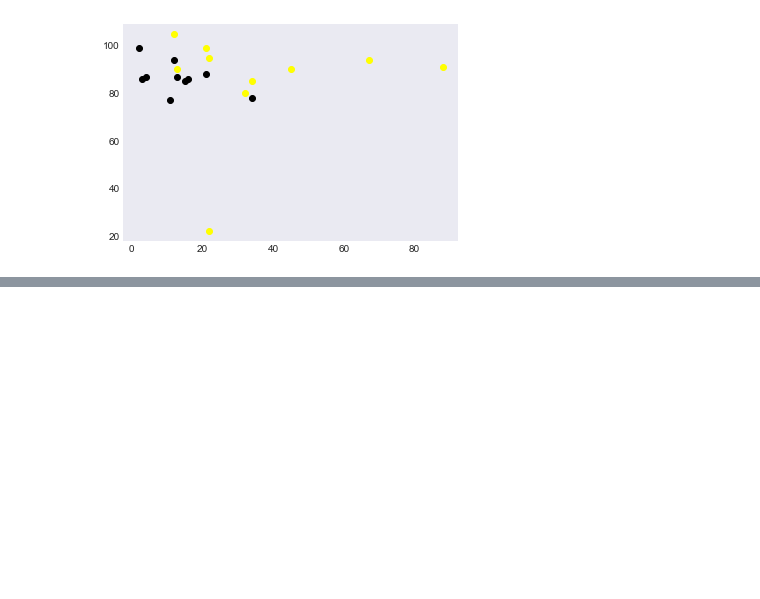
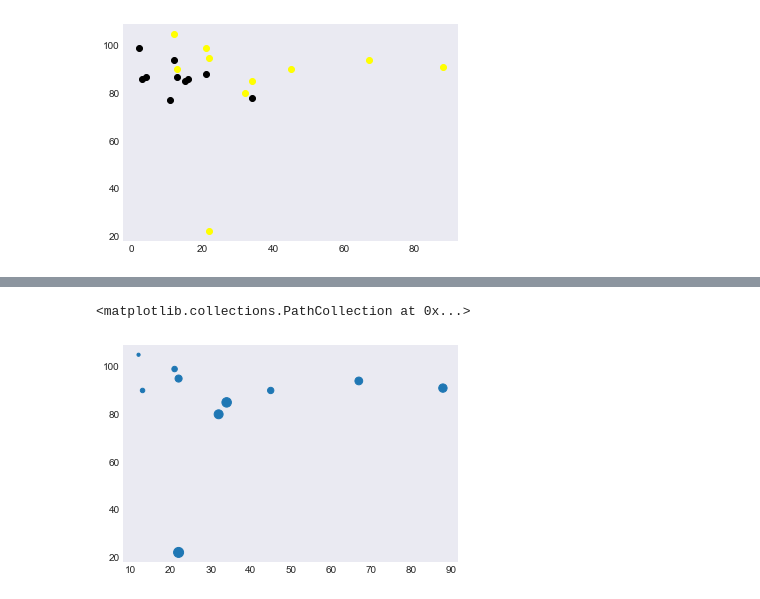
Before and after one commit to DharmendraGITHB/DataScience, a Jupyter notebook: matplotlib/scatterplot.ipynb, the cells around one changed output, grey strips where cells are left out. Saved outputs shown, nothing was run; the diff lists cells and outputs as text; code cells hidden in the pictures; blank space fills up the shorter version.

```diff
--- a/matplotlib/scatterplot.ipynb
+++ b/matplotlib/scatterplot.ipynb
@@ -67,0 +67,7 @@ plt.scatter(x, y, color ='yellow')
+# %%
+sizes= np.array([10,20,30,40,50,60,70,80,90,100])
+# %%
+plt.scatter(x,y, s=sizes)
+# %% [output]
+<matplotlib.collections.PathCollection at 0x...>
+[figure, added]
```
Also changed, not shown: parts of 14 cells of this notebook.
